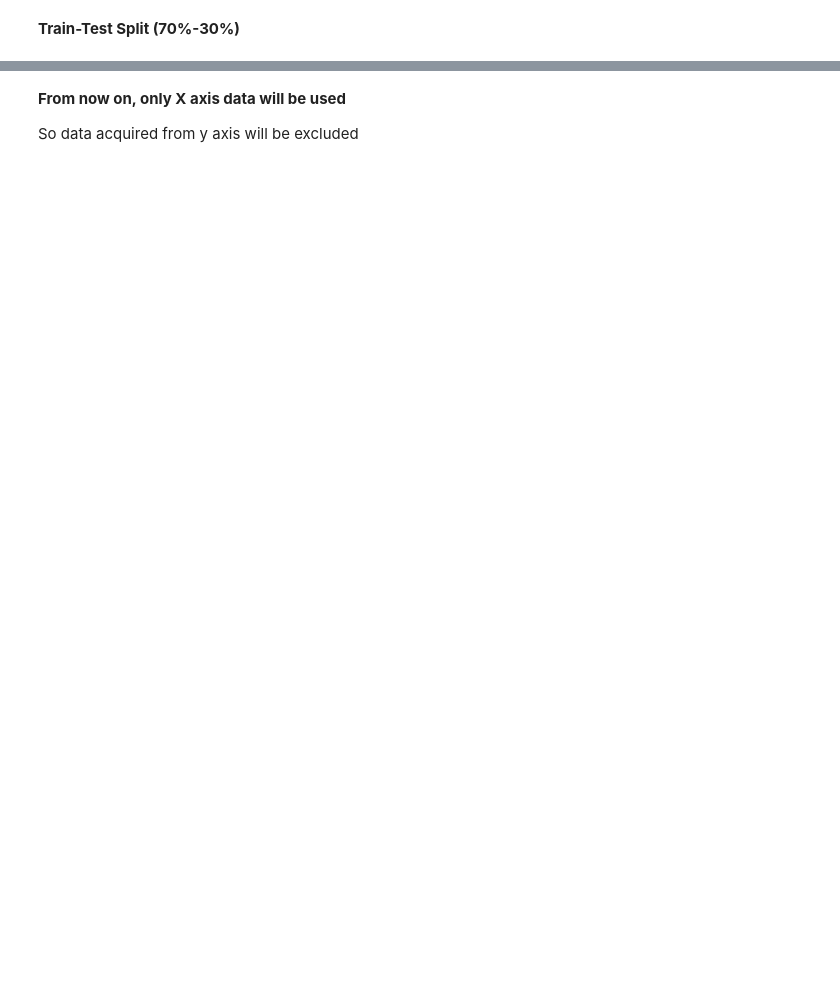
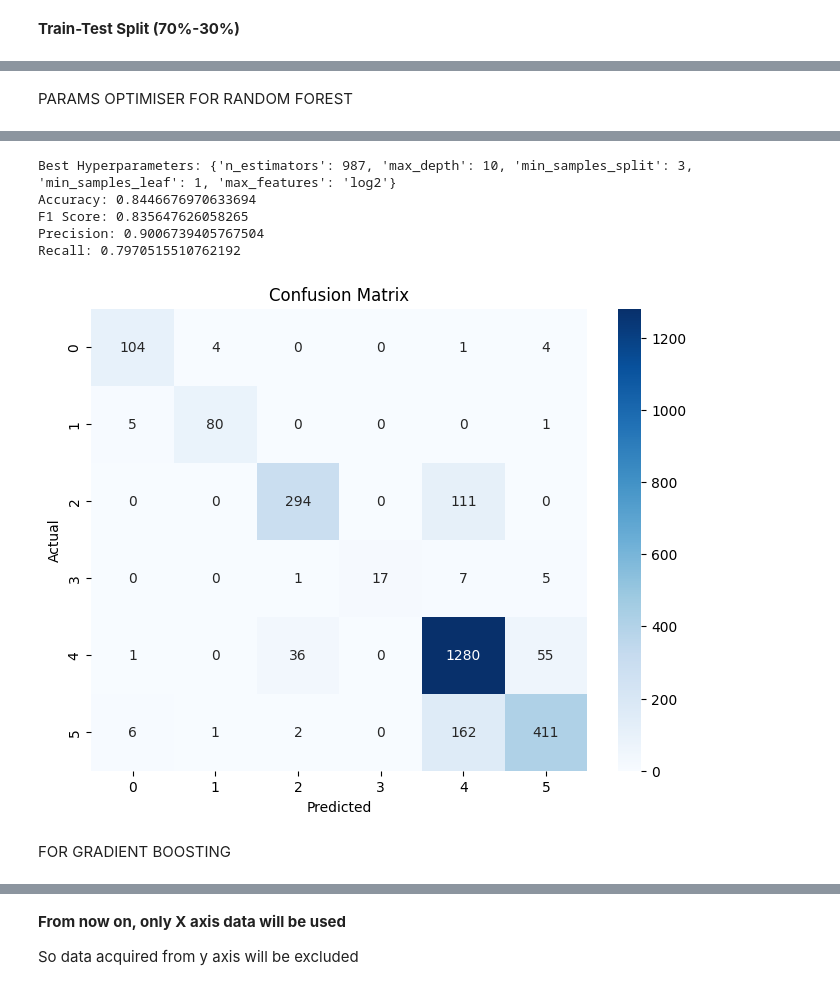
Before and after one commit to Addymozzee/mlbearing, a Jupyter notebook: notebook/Model_Train_Test.ipynb, the cells around one changed output, grey strips where cells are left out. Cells and saved outputs as stored; diff of their text form; code cells hidden in the pictures; blank space fills up the shorter version.

```diff
--- a/notebook/Model_Train_Test.ipynb
+++ b/notebook/Model_Train_Test.ipynb
@@ -192,0 +341,61 @@ accuracy_score(y_test, preds)
+# %% [markdown]
+PARAMS OPTIMISER FOR RANDOM FOREST
+# %%
+from optuna.trial import Trial
+
+def objective(trial):
+    n_estimators = trial.suggest_int("n_estimators", 100, 1000)
+    max_depth = trial.suggest_int("max_depth", 2, 10)
+    min_samples_split = trial.suggest_int("min_samples_split", 2, 5)
+    min_samples_leaf = trial.suggest_int("min_samples_leaf", 1, 5)
+    max_features = trial.suggest_categorical("max_features", ["sqrt", "log2"])
+
+    rf_cl = RandomForestClassifier(
+        n_estimators=n_estimators,
+        max_depth=max_depth,
+        min_samples_split=min_samples_split,
+        min_samples_leaf=min_samples_leaf,
+        max_features=max_features
+    )
+
+    rf_cl.fit(X_train, y_train)
+    preds = rf_cl.predict(X_test)
+
+    accuracy = accuracy_score(y_test, preds)
+    return accuracy
+
+# Create a study and optimize it
+study = optuna.create_study(direction="maximize")
+study.optimize(objective, n_trials=20)  # You can adjust the number of trials
+
+# Get the best hyperparameters from the study
+best_params = study.best_params
+
+# Train the model with the best hyperparameters
+best_rf_cl = RandomForestClassifier(**best_params)
+best_rf_cl.fit(X_train, y_train)
+preds = best_rf_cl.predict(X_test)
+
+# Calculate performance metrics
+accuracy = accuracy_score(y_test, preds)
+f1 = f1_score(y_test, preds, average='macro')
+precision = precision_score(y_test, preds, average='macro')
+recall = recall_score(y_test, preds, average='macro')
+
+print("Best Hyperparameters:", best_params)
+print("Accuracy:", accuracy)
+print("F1 Score:", f1)
+print("Precision:", precision)
+print("Recall:", recall)
+
+# Confusion Matrix
+cm = confusion_matrix(y_test, preds)
+
+# Plotting confusion matrix as heatmap
+plt.figure(figsize=(8, 6))
+sns.heatmap(cm, annot=True, fmt='g', cmap='Blues')
+plt.xlabel('Predicted')
+plt.ylabel('Actual')
+plt.title('Confusion Matrix')
+plt.show()
+# %% [output]
@@ -192,0 +419,8 @@ accuracy_score(y_test, preds)
+Best Hyperparameters: {'n_estimators': 987, 'max_depth': 10, 'min_samples_split': 3, 'min_samples_leaf': 1, 'max_features': 'log2'}
+Accuracy: 0.8446676970633694
+F1 Score: 0.835647626058265
+Precision: 0.9006739405767504
+Recall: 0.7970515510762192
+[figure, added]
+# %% [markdown]
+FOR GRADIENT BOOSTING
```
Also changed, not shown: parts of 39 cells of this notebook, 40 other files.
